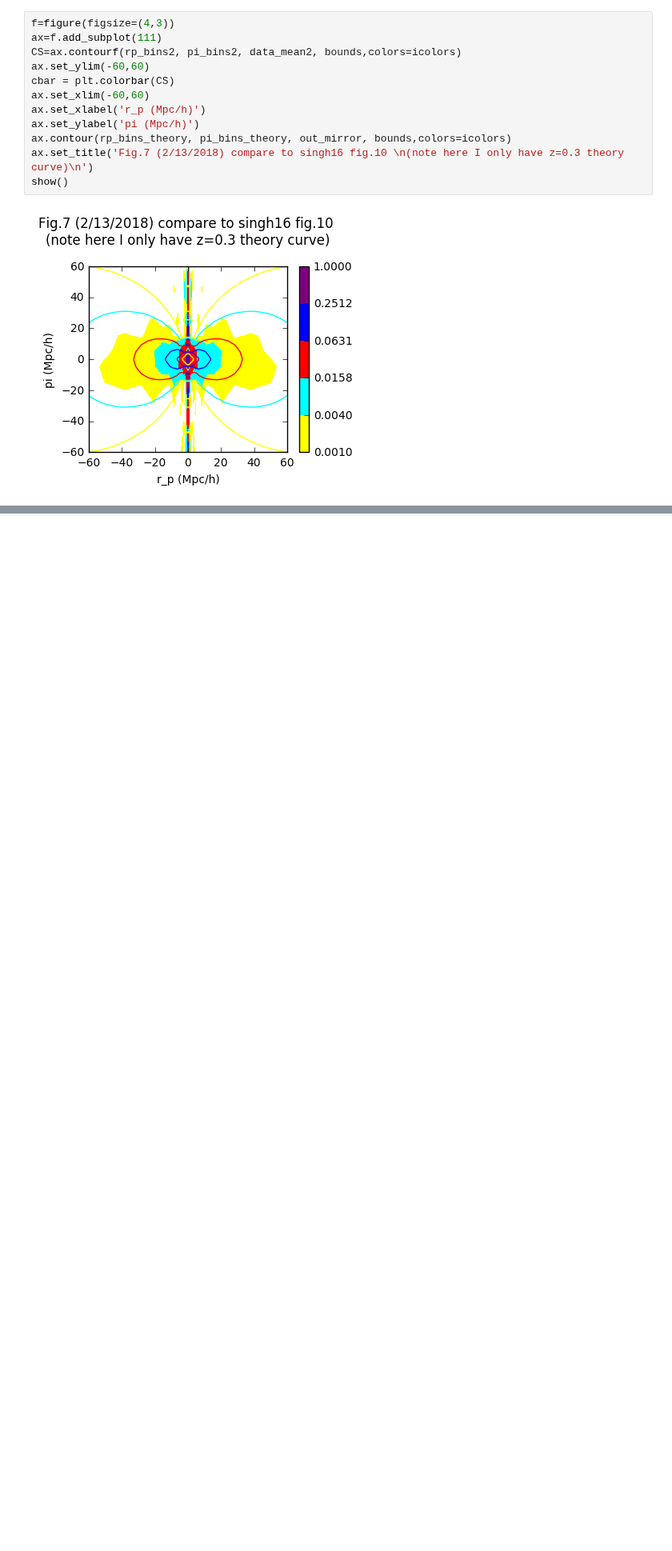
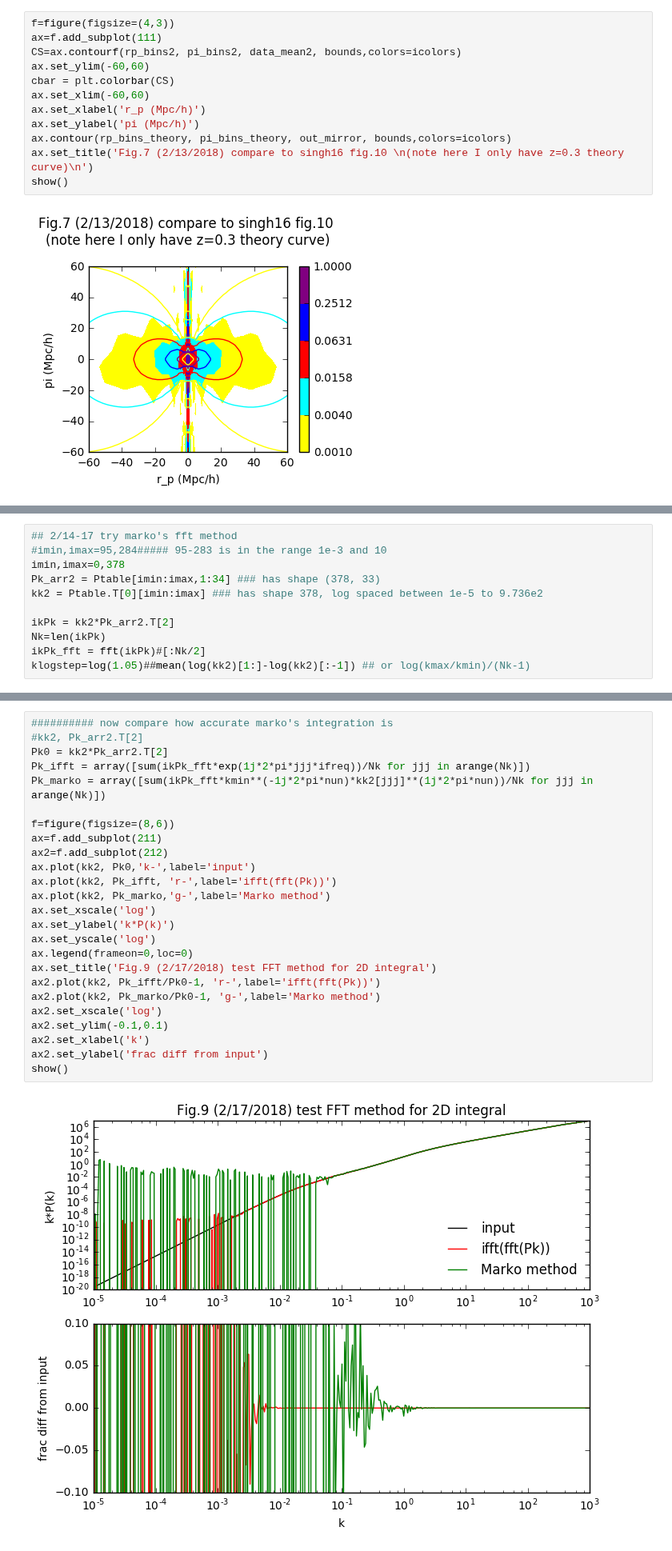
Before and after one commit to liuxx479/gplus, a Jupyter notebook: lowz.ipynb, the cells around one changed output, grey strips where cells are left out. Shown at 80% size. Cells and saved outputs as stored; diff of their text form; blank space fills up the shorter version.

```diff
--- a/lowz.ipynb
+++ b/lowz.ipynb
@@ -219,0 +475,11 @@ show()
+# %%
+## 2/14-17 try marko's fft method
+#imin,imax=95,284##### 95-283 is in the range 1e-3 and 10
+imin,imax=0,378
+Pk_arr2 = Ptable[imin:imax,1:34] ### has shape (378, 33)
+kk2 = Ptable.T[0][imin:imax] ### has shape 378, log spaced between 1e-5 to 9.736e2
+
+ikPk = kk2*Pk_arr2.T[2]
+Nk=len(ikPk)
+ikPk_fft = fft(ikPk)#[:Nk/2]
+klogstep=log(1.05)##mean(log(kk2)[1:]-log(kk2)[:-1]) ## or log(kmax/kmin)/(Nk-1)
@@ -219,0 +521,27 @@ show()
+# %%
+########## now compare how accurate marko's integration is
+#kk2, Pk_arr2.T[2]
+Pk0 = kk2*Pk_arr2.T[2]
+Pk_ifft = array([sum(ikPk_fft*exp(1j*2*pi*jjj*ifreq))/Nk for jjj in arange(Nk)])
+Pk_marko = array([sum(ikPk_fft*kmin**(-1j*2*pi*nun)*kk2[jjj]**(1j*2*pi*nun))/Nk for jjj in arange(Nk)])
+
+f=figure(figsize=(8,6))
+ax=f.add_subplot(211)
+ax2=f.add_subplot(212)
+ax.plot(kk2, Pk0,'k-',label='input')
+ax.plot(kk2, Pk_ifft, 'r-',label='ifft(fft(Pk))')
+ax.plot(kk2, Pk_marko,'g-',label='Marko method')
+ax.set_xscale('log')
+ax.set_ylabel('k*P(k)')
+ax.set_yscale('log')
+ax.legend(frameon=0,loc=0)
+ax.set_title('Fig.9 (2/17/2018) test FFT method for 2D integral')
+ax2.plot(kk2, Pk_ifft/Pk0-1, 'r-',label='ifft(fft(Pk))')
+ax2.plot(kk2, Pk_marko/Pk0-1, 'g-',label='Marko method')
+ax2.set_xscale('log')
+ax2.set_ylim(-0.1,0.1)
+ax2.set_xlabel('k')
+ax2.set_ylabel('frac diff from input')
+show()
+# %% [output]
+[figure, added]
```
Also changed, not shown: parts of 21 cells of this notebook.
